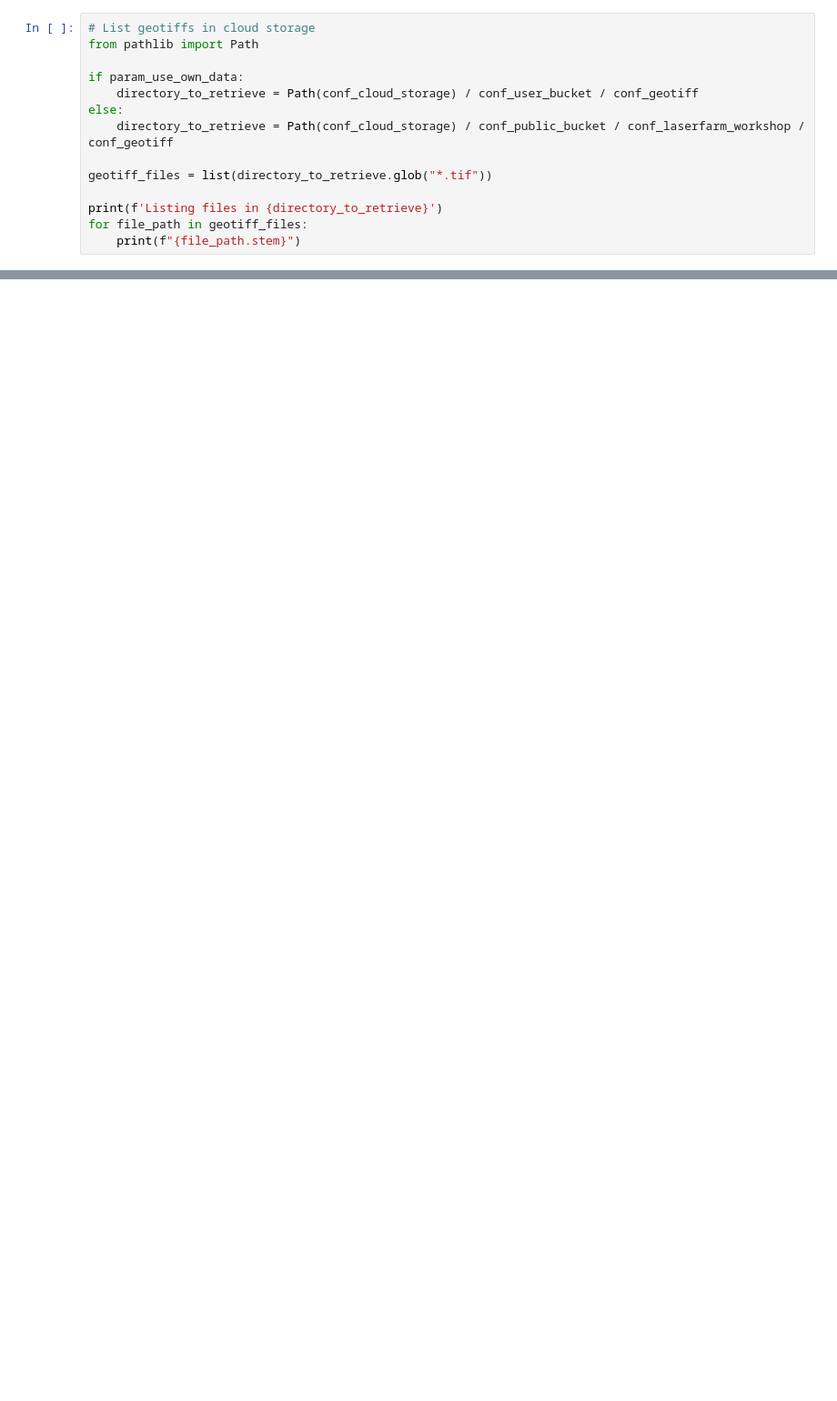
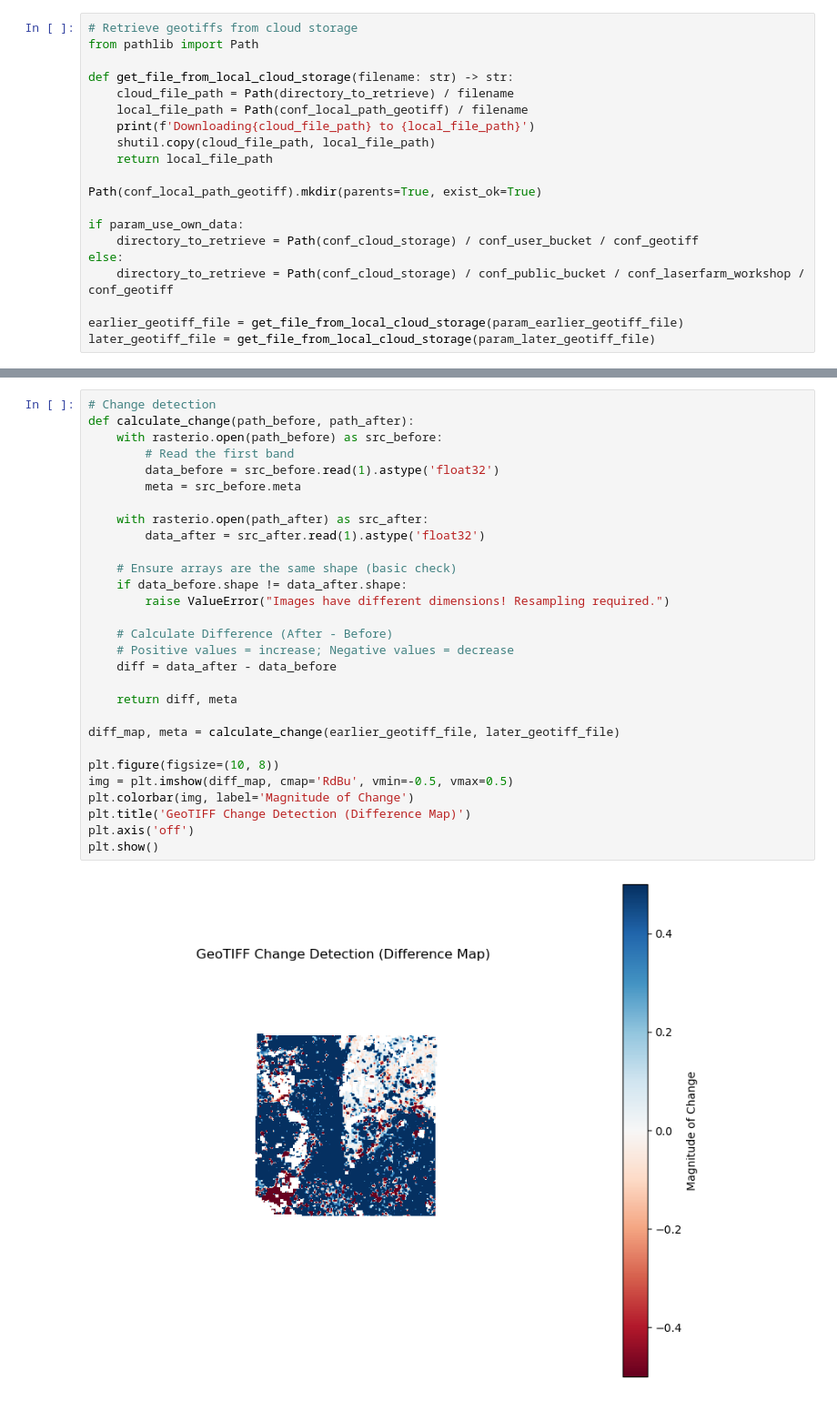
Before and after one commit to NaaVRE/vl-laserfarm, a Jupyter notebook: Change_detection.ipynb, the cells around one changed output, grey strips where cells are left out. Shown at 91% size. Drawn from its saved outputs; the diff is of its cells as text; blank space fills up the shorter version.

Commit message:
Change detection notebook

```diff
--- a/Change_detection.ipynb
+++ b/Change_detection.ipynb
@@ -13,15 +23,21 @@ conf_geotiff = 'geotiff/'
 # %%
-# List geotiffs in cloud storage
+# Retrieve geotiffs from cloud storage
 from pathlib import Path
+
+def get_file_from_local_cloud_storage(filename: str) -> str:
+    cloud_file_path = Path(directory_to_retrieve) / filename
+    local_file_path = Path(conf_local_path_geotiff) / filename
+    print(f'Downloading{cloud_file_path} to {local_file_path}')
+    shutil.copy(cloud_file_path, local_file_path)
+    return local_file_path
+
+Path(conf_local_path_geotiff).mkdir(parents=True, exist_ok=True)
 
 if param_use_own_data:
     directory_to_retrieve = Path(conf_cloud_storage) / conf_user_bucket / conf_geotiff
 else:
     directory_to_retrieve = Path(conf_cloud_storage) / conf_public_bucket / conf_laserfarm_workshop / conf_geotiff
 
-geotiff_files = list(directory_to_retrieve.glob("*.tif"))
-
-print(f'Listing files in {directory_to_retrieve}')
-for file_path in geotiff_files:
-    print(f"{file_path.stem}")
+earlier_geotiff_file = get_file_from_local_cloud_storage(param_earlier_geotiff_file)
+later_geotiff_file = get_file_from_local_cloud_storage(param_later_geotiff_file)
 # %% [output]
@@ -29,0 +46,31 @@ geotiff_TILE_000_BAND_perc_95_normalized_height
+# %%
+# Change detection
+def calculate_change(path_before, path_after):
+    with rasterio.open(path_before) as src_before:
+        # Read the first band
+        data_before = src_before.read(1).astype('float32')
+        meta = src_before.meta
+
+    with rasterio.open(path_after) as src_after:
+        data_after = src_after.read(1).astype('float32')
+
+    # Ensure arrays are the same shape (basic check)
+    if data_before.shape != data_after.shape:
+        raise ValueError("Images have different dimensions! Resampling required.")
+
+    # Calculate Difference (After - Before)
+    # Positive values = increase; Negative values = decrease
+    diff = data_after - data_before
+
+    return diff, meta
+
+diff_map, meta = calculate_change(earlier_geotiff_file, later_geotiff_file)
+
+plt.figure(figsize=(10, 8))
+img = plt.imshow(diff_map, cmap='RdBu', vmin=-0.5, vmax=0.5)
+plt.colorbar(img, label='Magnitude of Change')
+plt.title('GeoTIFF Change Detection (Difference Map)')
+plt.axis('off')
+plt.show()
+# %% [output]
+[figure, added]
```
Also changed, not shown: parts of 2 cells of this notebook.
